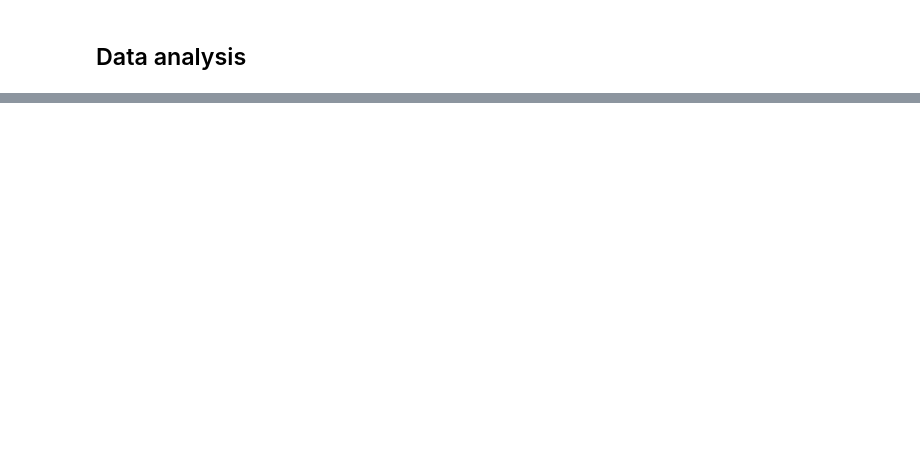
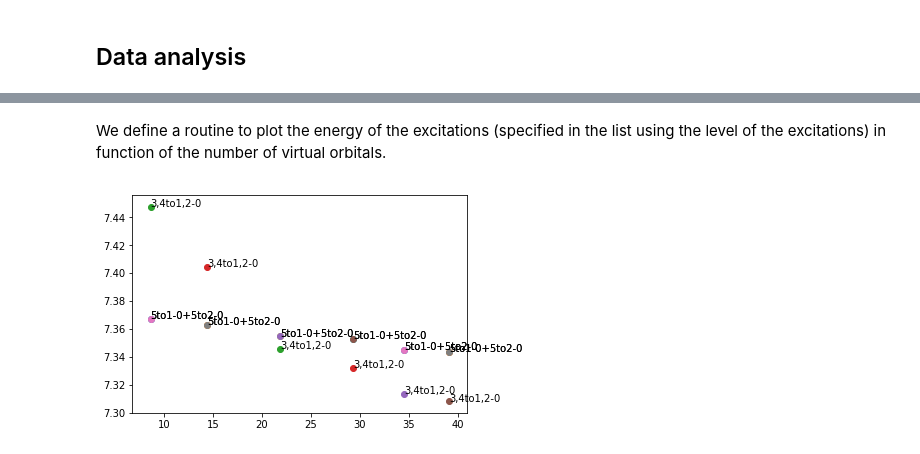
Before and after one commit to luigigenovese/KPM-nb, a Jupyter notebook: POLARIZABILITY/N2/Analysis_of_Excitonic_States.ipynb, the cells around one changed output, grey strips where cells are left out. Saved outputs shown, nothing was run; the diff lists cells and outputs as text; code cells hidden in the pictures; blank space fills up the shorter version.

```diff
--- a/POLARIZABILITY/N2/Analysis_of_Excitonic_States.ipynb
+++ b/POLARIZABILITY/N2/Analysis_of_Excitonic_States.ipynb
@@ -33,4 +48,4 @@ Cmat.shape
 We set the number of empty and virtual states and build the C submatrix with the chosen values of nalpha
 # %%
 numOrb = 5
-nalpha = [32,64,128,nVirtMax]
+nalpha = [32,64,128,192,256,nVirtMax]
@@ -67,3 +89,5 @@ exc = [0,1,2,3] # [i for i in range(20)] # select the list of excitation index
 # %%
 reload(R)
-weightP,weightAlpha = R.weight(numOrb,nalpha,exc,eigenproblems)
+exc = [i for i in range(1,30)]
+excitations = R.buildExcitations(numOrb,nalpha,exc,eigenproblems)
+excitations = R.removeDegenarices(excitations)
@@ -91,21 +94 @@ findTransition parameter and contains the weights (p and alpha) and the index of
-# %%
-excitations = {}
-for a,na in enumerate(nalpha):
-    transitions = {}
-    for i in range(len(exc)):
-        tr = R.findTransition(weightP[a][i],weightAlpha[a][i])
-        transitions[tr] = {'weightP' : weightP[a][i], 'weightAlpha' : weightAlpha[a][i], 'ind' : i, 'eng' : 27.211*np.sqrt(eigenproblems[na][1][i]) }
-    excitations[na] = {'Cmat' : eigenproblems[na][0], 'E2': eigenproblems[na][1], 'C_E2' : eigenproblems[na][2], 'transitions' : transitions}
-# %%
-excitations = {}
-for a,na in enumerate(nalpha):
-    transitions = {}
-    for i in range(len(exc)):
-        tr = R.findTransition(weightP[a][i],weightAlpha[a][i])
-        ind=0
-        while tr+'-'+str(ind) in transitions:
-            ind+=1
-        tr=tr + '-' + str(ind)
-        transitions[tr] = {'weightP' : weightP[a][i], 'weightAlpha' : weightAlpha[a][i], 'ind' : i, 'eng' : 27.211*np.sqrt(eigenproblems[na][1][i]) }
-    excitations[na] = {'Cmat' : eigenproblems[na][0], 'E2': eigenproblems[na][1], 'C_E2' : eigenproblems[na][2], 'transitions' : transitions}
 # %%
@@ -201,0 +125,8 @@ selected transition :  5to2
+# %% [markdown]
+We define a routine to plot the energy of the excitations (specified in the list using the level of the excitations) in function of the number of virtual orbitals.
+# %%
+%matplotlib inline
+selTr = [1,2,3]
+R.pltTrLevel(selTr,excitations,Data,numOrb,True)
+# %% [output]
+[figure, added]
```
Also changed, not shown: parts of 37 cells of this notebook, 1 other file.
